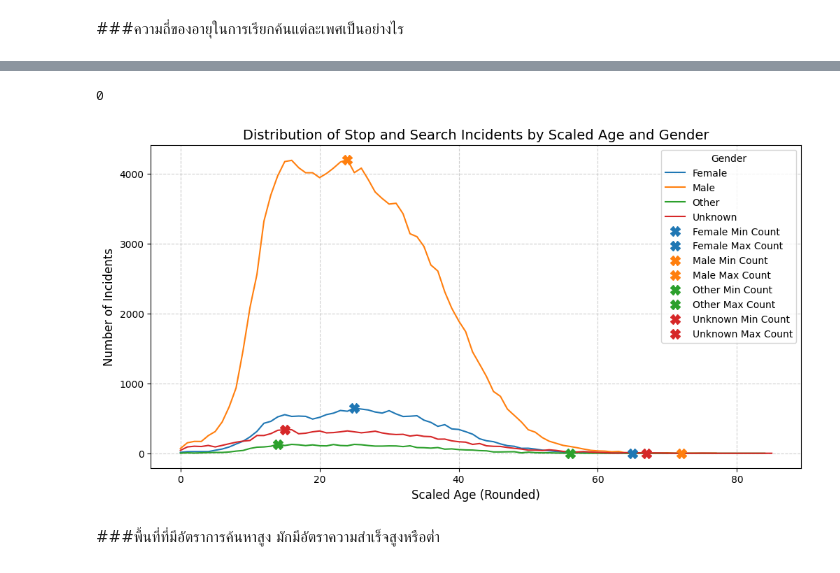
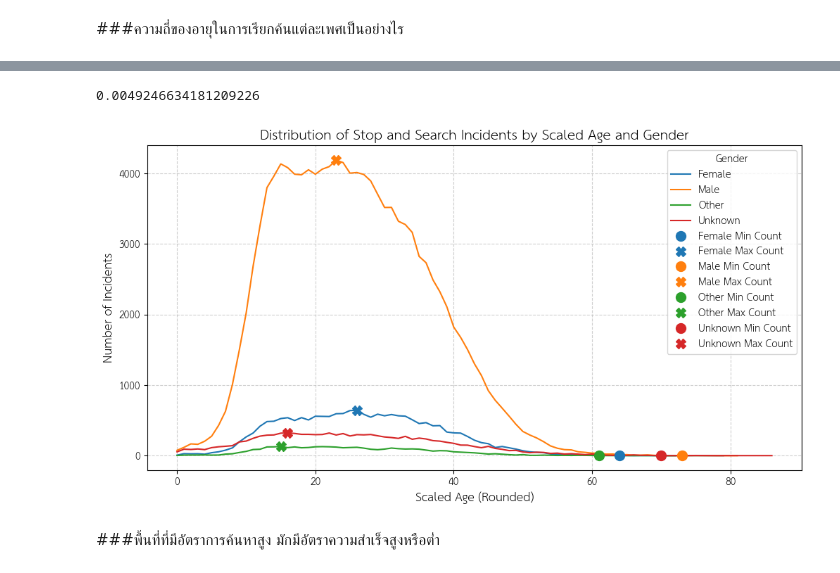
Before and after one commit to jangInw007/JENZY_Project, a Jupyter notebook: JENZY(อีฟสี)_is_perfect_project_Basicpro.ipynb, the cells around one changed output, grey strips where cells are left out. Saved outputs shown, nothing was run; the diff lists cells and outputs as text; code cells hidden in the pictures.

```diff
--- a/JENZY(อีฟสี)_is_perfect_project_Basicpro.ipynb
+++ b/JENZY(อีฟสี)_is_perfect_project_Basicpro.ipynb
@@ -944,6 +944,10 @@ combined_stop_and_search_2025_all_months.head()
 import matplotlib.pyplot as plt
 import numpy as np
 import builtins
+import pandas as pd
+
+# Set a random seed for reproducibility
+np.random.seed(42)
 
 def calculate_average_age(age_range):
     if pd.isna(age_range):
@@ -980,8 +984,19 @@ combined_stop_and_search_2025_all_months.loc[missing_indices, 'Scaled_Age'] = im
 # Replace scaled age values less than 10 with 10 and greater than 34 with 34
 combined_stop_and_search_2025_all_months['Scaled_Age'] = combined_stop_and_search_2025_all_months['Scaled_Age'].apply(lambda x: x*(-1) if x < 0 else x)
 
+
 combined_stop_and_search_2025_all_months.drop(columns = ['Average_Age','Age range'] , inplace  = True)
 
+age_bins = [0, 10, 18, 25, 35, 100] # Adjusted bins to include 0 and a higher upper bound
+age_labels = ['under 10', '10-17', '18-24', '25-34', 'over 34']
+
+combined_stop_and_search_2025_all_months['Age_Range'] = pd.cut(
+    combined_stop_and_search_2025_all_months['Scaled_Age'],
+    bins=age_bins,
+    labels=age_labels,
+    right=False # Use right=False to include the lower bound in the bin
+)
+
 combined_stop_and_search_2025_all_months.head()
 # %% [output]
 |  | Type | Date | Part of a policing operation | Latitude | Longitude | Gender | Self-defined ethnicity | ... |
@@ -1369,39 +1397,39 @@ df
 # %%
-df['Scaled_Age_Rounded'].min()
+df['Scaled_Age'].min()
 # %% [output]
-0
+0.0049246634181209226
 # %%
 import matplotlib.pyplot as plt
 import seaborn as sns
 import numpy as np
 
 # Round the Scaled_Age to the nearest integer
 df['Scaled_Age_Rounded'] = np.round(df['Scaled_Age']).astype(int)
 
 # Calculate counts per age and gender
 age_gender_counts = df.groupby(['Scaled_Age_Rounded', 'Gender']).size().reset_index(name='Count')
 
 plt.figure(figsize=(12, 6))
 sns.lineplot(data=age_gender_counts, x='Scaled_Age_Rounded', y='Count', hue='Gender')
 
 # Find and plot min/max points for each gender based on Count
 for gender in age_gender_counts['Gender'].unique():
     gender_data = age_gender_counts[age_gender_counts['Gender'] == gender]
     min_count_row = gender_data.loc[gender_data['Count'].idxmin()]
     max_count_row = gender_data.loc[gender_data['Count'].idxmax()]
 
-    plt.plot(min_count_row['Scaled_Age_Rounded'], min_count_row['Count'], 'X', color=sns.color_palette()[age_gender_counts['Gender'].unique().tolist().index(gender)], markersize=10, label=f'{gender} Min Count')
+    plt.plot(min_count_row['Scaled_Age_Rounded'], min_count_row['Count'], 'o', color=sns.color_palette()[age_gender_counts['Gender'].unique().tolist().index(gender)], markersize=10, label=f'{gender} Min Count')
     plt.plot(max_count_row['Scaled_Age_Rounded'], max_count_row['Count'], 'X', color=sns.color_palette()[age_gender_counts['Gender'].unique().tolist().index(gender)], markersize=10, label=f'{gender} Max Count')
 
 
 plt.title('Distribution of Stop and Search Incidents by Scaled Age and Gender', fontsize=14)
 plt.xlabel('Scaled Age (Rounded)', fontsize=12)
 plt.ylabel('Number of Incidents', fontsize=12)
 plt.legend(title='Gender')
 plt.grid(True, linestyle='--', alpha=0.6)
 plt.show()
 # %% [output]
-[figure, old version]
+[figure, new version]
 # %% [markdown]
 ###พื้นที่ที่มีอัตราการค้นหาสูง มักมีอัตราความสำเร็จสูงหรือต่ำ
 # %% [markdown]
```
Also changed, not shown: parts of 6 cells of this notebook.
